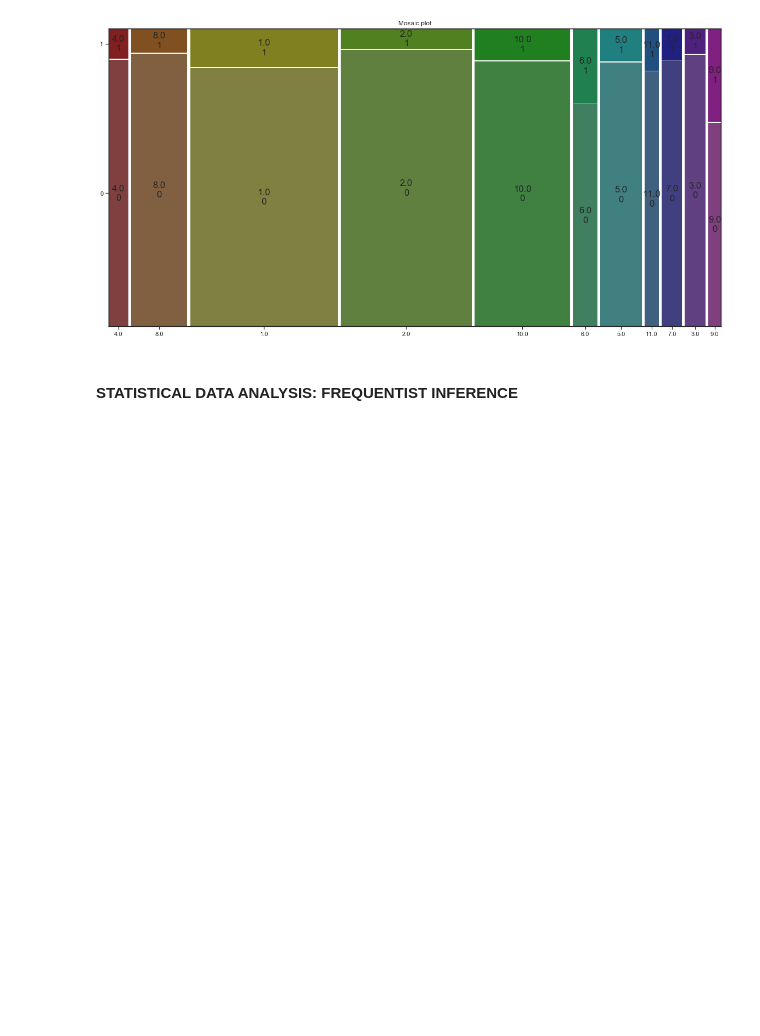
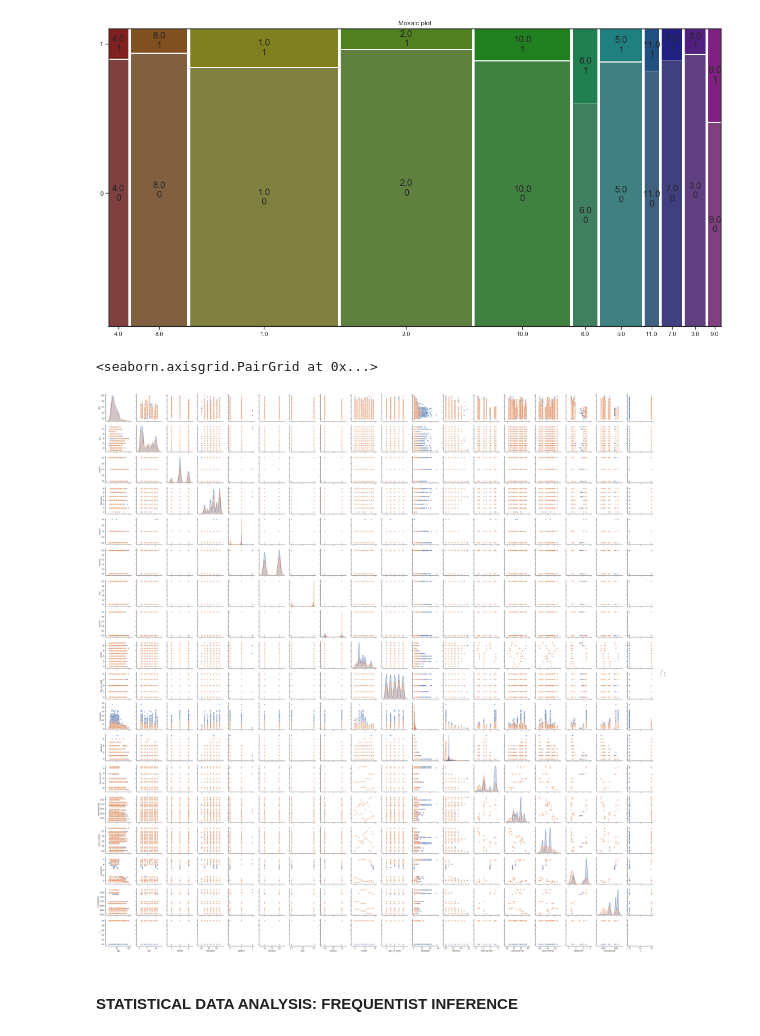
Before and after one commit to Dataforreal/springboard, a Jupyter notebook: Capstone_1/Capstone_Project_1.ipynb, the cells around one changed output. Saved outputs shown, nothing was run; the diff lists cells and outputs as text; code cells hidden in the pictures; blank space fills up the shorter version.

```diff
--- a/Capstone_1/Capstone_Project_1.ipynb
+++ b/Capstone_1/Capstone_Project_1.ipynb
@@ -914,6 +933,13 @@ plt.show()
 # %%
 # Retirees and students in particular are more likely to subscribe,
 # while blue collar (the second largest category, is least likely to subscribe
+# %%
+sns.set(style="ticks")
+
+sns.pairplot(train, hue='y')
+# %% [output]
+<seaborn.axisgrid.PairGrid at 0x...>
+[figure, added]
 # %% [markdown]
 #### STATISTICAL DATA ANALYSIS: FREQUENTIST INFERENCE
 # %% [markdown]
```
Also changed, not shown: parts of 34 cells of this notebook.
